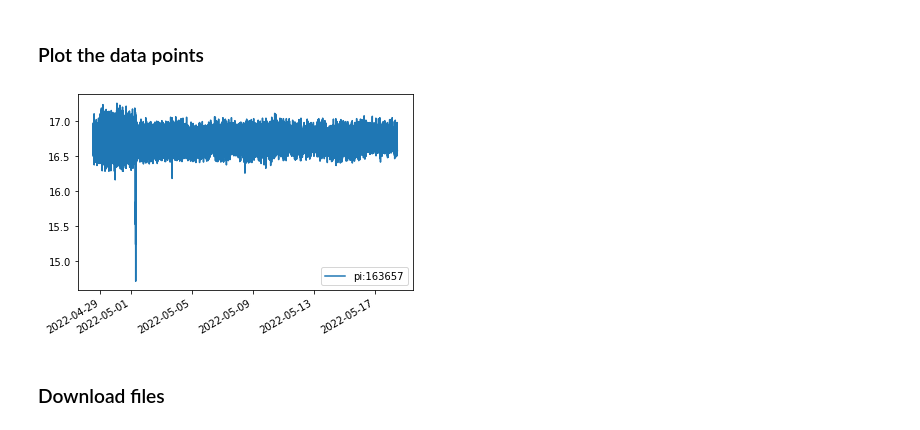
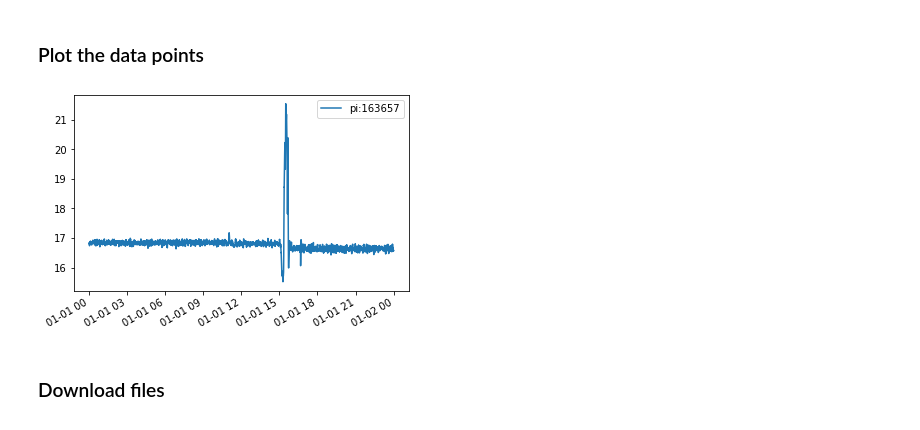
Before and after one commit to cognitedata/using-cognite-python-sdk, a Jupyter notebook: notebooks/2_List_Search_Retrieve.ipynb, the cells around one changed output. Cells and saved outputs as stored; diff of their text form; code cells hidden in the pictures.

```diff
--- a/notebooks/2_List_Search_Retrieve.ipynb
+++ b/notebooks/2_List_Search_Retrieve.ipynb
@@ -15,4 +15,4 @@ import auth as cauth
 # %% [markdown]
 ## Create the Cognite Client
 # %%
-c = cauth.create_cognite_client(method="client-secret")
+c = cauth.create_cognite_client()
@@ -778,9 +826,9 @@ c.sequences.data.retrieve_dataframe(id=7408721814460392, start=0, end=100) # end
 # %% [markdown]
 ### Plot the data points
 # %%
-c.datapoints.retrieve(external_id='pi:163657', start="10w-ago", end="now").plot()
+c.datapoints.retrieve(external_id='pi:163657', start=datetime(2018,1,1), end=datetime(2018,1,2)).plot()
 # %% [output]
-[figure, old version]
+[figure, new version]
 # %% [markdown]
 ### Download files
 # %% [markdown]
```
Also changed, not shown: parts of 43 cells of this notebook, 1 other file.
